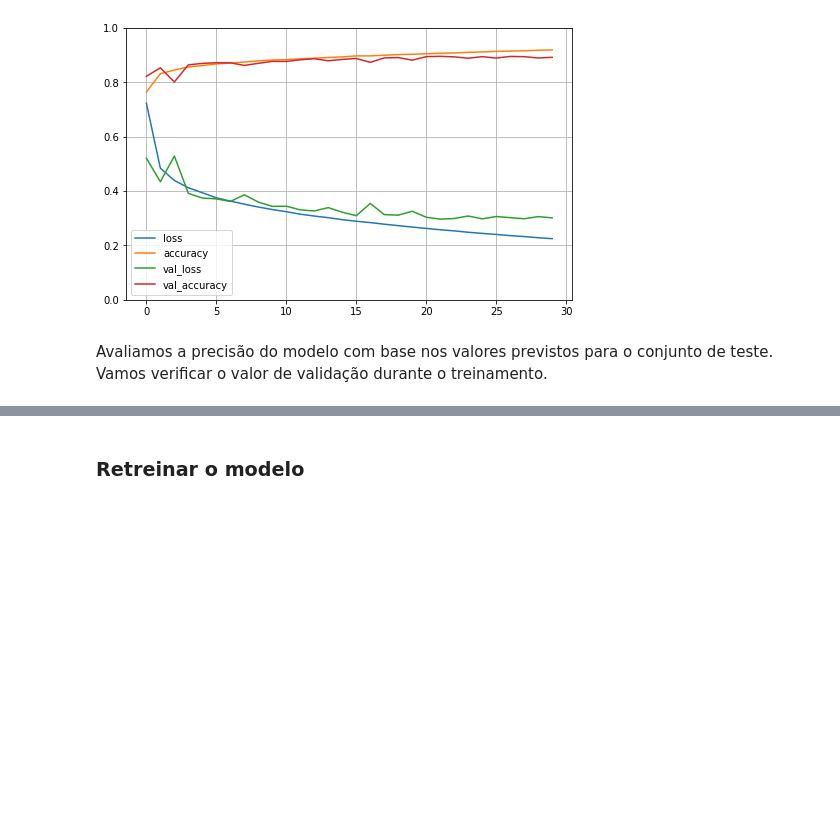
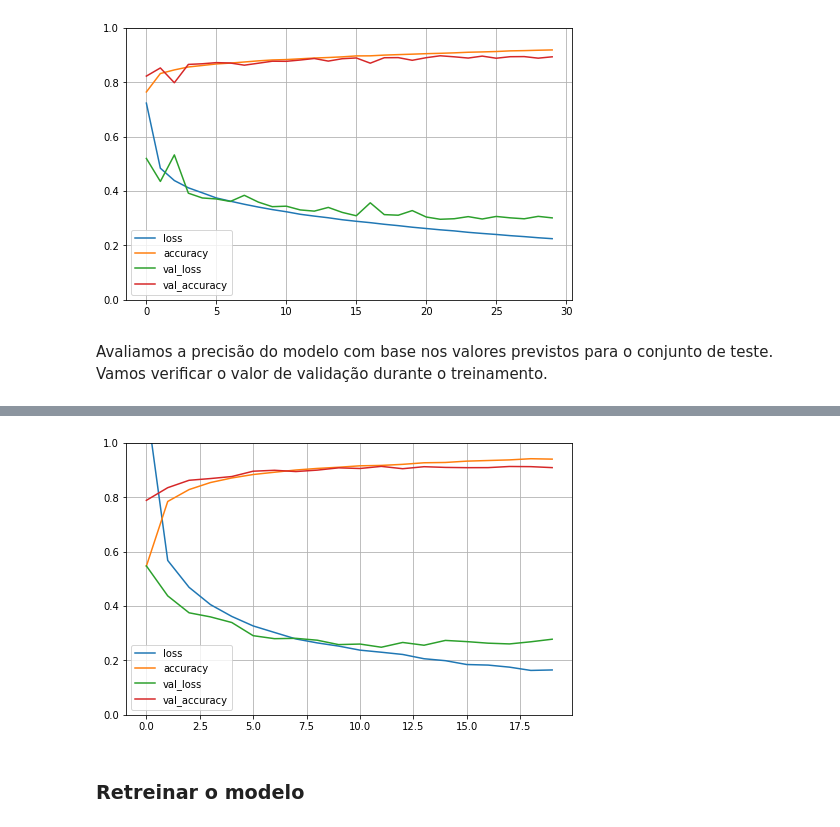
Before and after one commit to Leandro-Braga/Estudo_de_Caso, a Jupyter notebook: Atividade_Leandro_Neural_Network.ipynb, the cells around one changed output, grey strips where cells are left out. Drawn from its saved outputs; the diff is of its cells as text; code cells hidden in the pictures; blank space fills up the shorter version.

```diff
--- a/Atividade_Leandro_Neural_Network.ipynb
+++ b/Atividade_Leandro_Neural_Network.ipynb
@@ -374,0 +438,4 @@ Teste accuracy: 0.8826000094413757
+# %%
+model_5.compile(optimizer = 'adam', loss = 'sparse_categorical_crossentropy', metrics = ['accuracy'])
+# %%
+history_5 = model_5.fit(x_train, y_train,epochs = 20, batch_size = 512, verbose = 1, validation_data=(x_valid, y_valid))
@@ -375,3 +468,10 @@ Teste accuracy: 0.8826000094413757
+# %%
+pd.DataFrame(history_5.history).plot(figsize = (8,5))
+plt.grid(True)
+plt.gca().set_ylim(0,1)
+plt.show()
+# %% [output]
+[figure, added]
 # %% [markdown]
 ### Retreinar o modelo
 # %%
```
Also changed, not shown: parts of 23 cells of this notebook.
